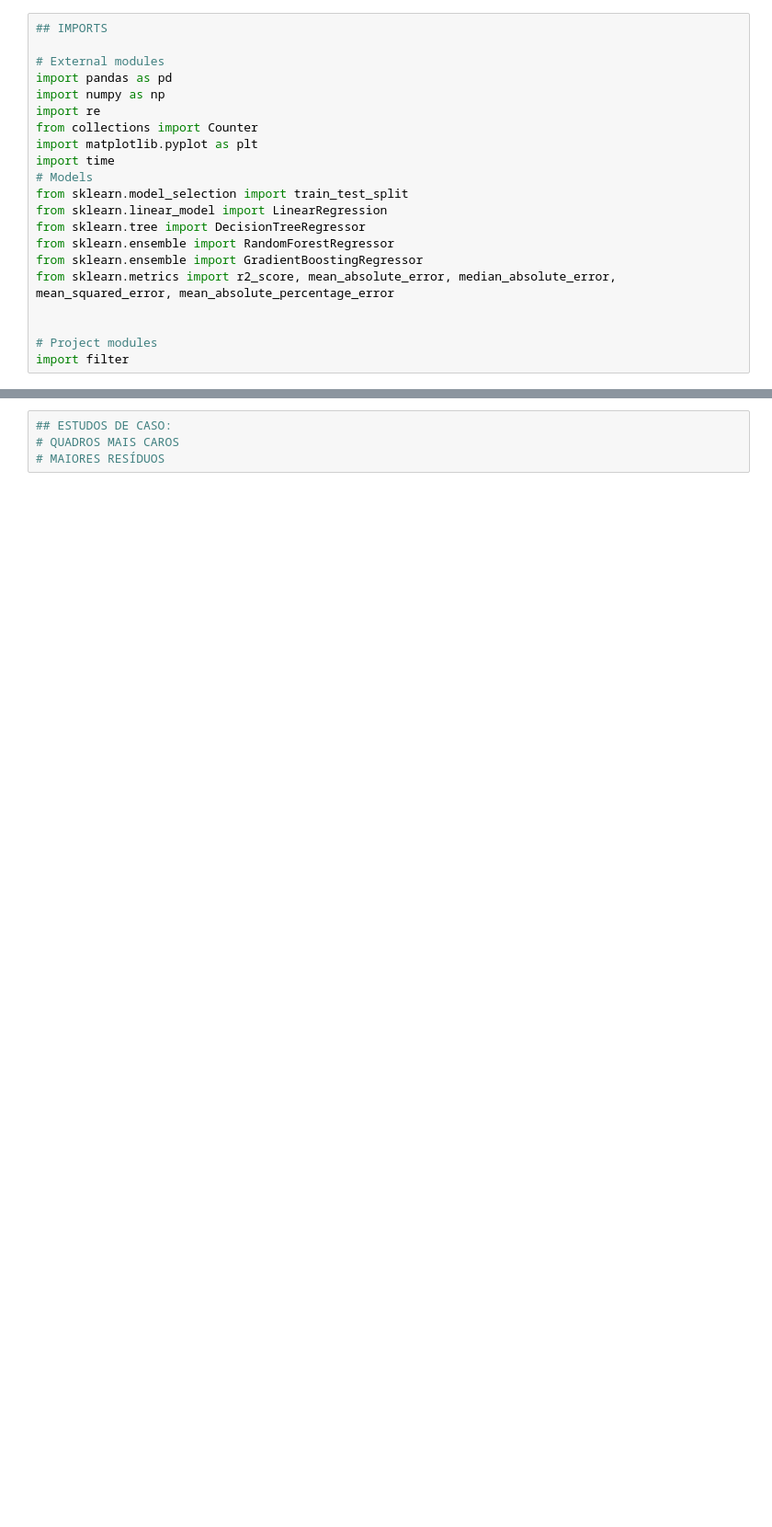
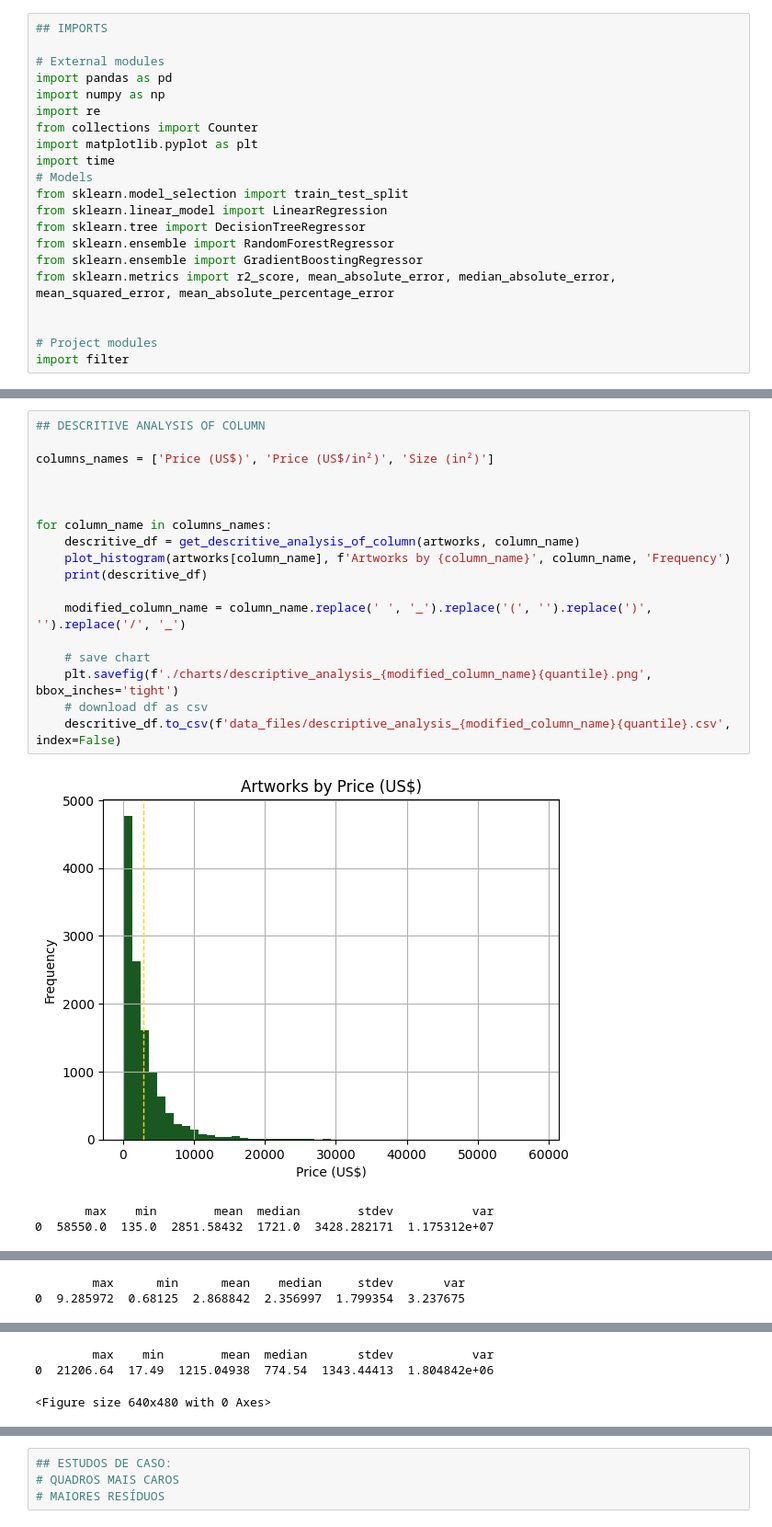
Before and after one commit to cryptogazzetta/Arte, a Jupyter notebook: analysis/saatchi_explore_artworks.ipynb, the cells around one changed output, grey strips where cells are left out. Shown at 92% size. Saved outputs shown, nothing was run; the diff lists cells and outputs as text; blank space fills up the shorter version.

```diff
--- a/analysis/saatchi_explore_artworks.ipynb
+++ b/analysis/saatchi_explore_artworks.ipynb
@@ -369,0 +407,22 @@ descritive_df
+# %%
+## DESCRITIVE ANALYSIS OF COLUMN
+
+columns_names = ['Price (US$)', 'Price (US$/in²)', 'Size (in²)']
+
+
+
+for column_name in columns_names:
+    descritive_df = get_descritive_analysis_of_column(artworks, column_name)
+    plot_histogram(artworks[column_name], f'Artworks by {column_name}', column_name, 'Frequency')
+    print(descritive_df)
+
+    modified_column_name = column_name.replace(' ', '_').replace('(', '').replace(')', '').replace('/', '_')
+
+    # save chart
+    plt.savefig(f'./charts/descriptive_analysis_{modified_column_name}{quantile}.png', bbox_inches='tight')
+    # download df as csv
+    descritive_df.to_csv(f'data_files/descriptive_analysis_{modified_column_name}{quantile}.csv', index=False)
+# %% [output]
+[figure, added]
+       max    min        mean  median        stdev           var
+0  58550.0  135.0  2851.58432  1721.0  3428.282171  1.175312e+07
@@ -369,0 +430,2 @@ descritive_df
+        max      min      mean    median     stdev       var
+0  9.285972  0.68125  2.868842  2.356997  1.799354  3.237675
@@ -370 +433,4 @@ descritive_df
+        max    min        mean  median       stdev           var
+0  21206.64  17.49  1215.04938  774.54  1343.44413  1.804842e+06
+<Figure size 640x480 with 0 Axes>
 # %%
```
Also changed, not shown: parts of 27 cells of this notebook, 7 other files.
